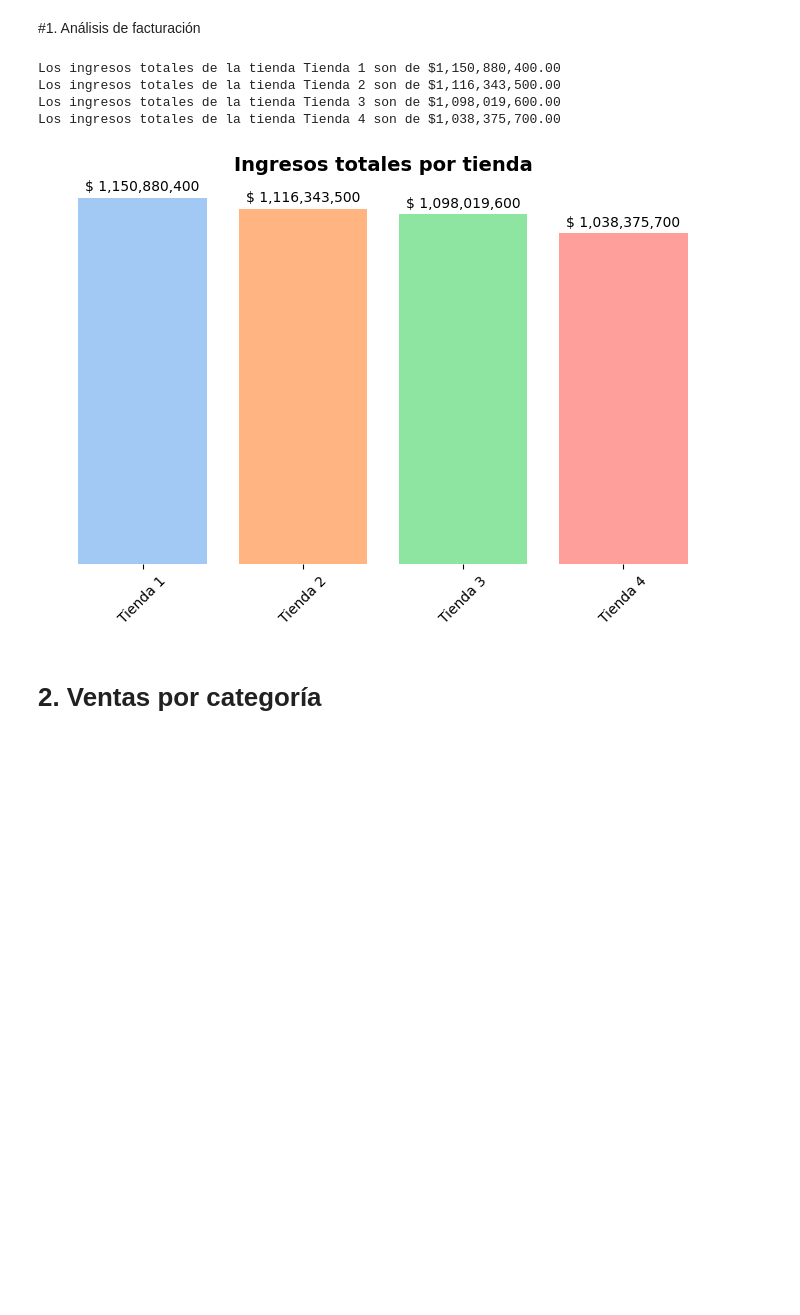
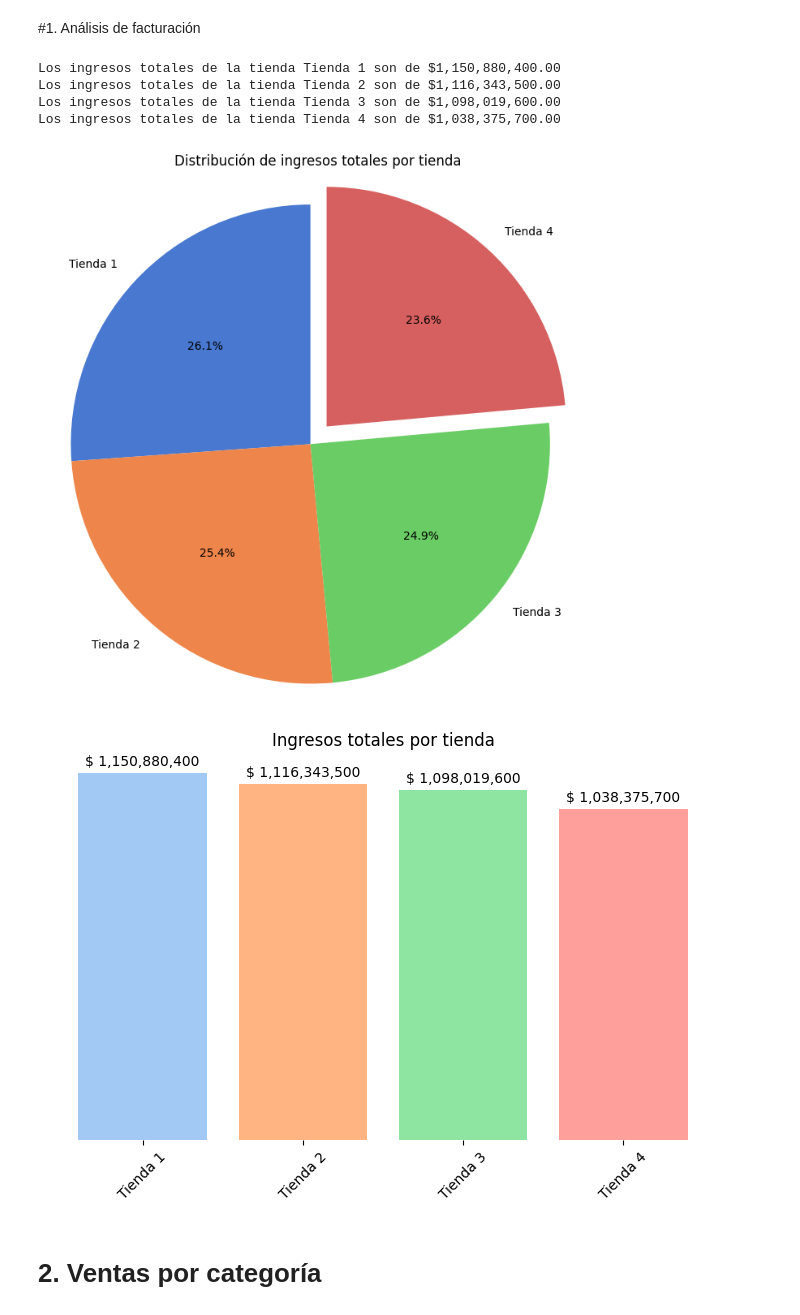
Before and after one commit to Jhon-NPC/Reto_analisis_de_datos_de_tienda, a Jupyter notebook: ChallengeDataScienceStore.ipynb, the cells around one changed output. Drawn from its saved outputs; the diff is of its cells as text; code cells hidden in the pictures; blank space fills up the shorter version.

```diff
--- a/ChallengeDataScienceStore.ipynb
+++ b/ChallengeDataScienceStore.ipynb
@@ -31,43 +31,60 @@ import matplotlib.ticker as mtick
 # Función para calcular ingresos totales por tienda
 def ingreso_total(nombre_tienda, df):
   ingresos = float(df['Precio'].sum())
   print(f'Los ingresos totales de la tienda {nombre_tienda} son de ${ingresos:,.2f}')
   return nombre_tienda, ingresos
 
 # Obtener los ingresos de las 4 tiendas
 tiendas = [ ingreso_total('Tienda 1', tienda1),
             ingreso_total('Tienda 2', tienda2),
             ingreso_total('Tienda 3', tienda3),
             ingreso_total('Tienda 4', tienda4) ]
 
-#Obtener listas de nombres e ingresos
-nombres = [ nombre for nombre,ingreso in tiendas ]
-ingresos = [ ingreso for nombre,ingreso in tiendas ]
+# Extraer nombres e ingresos
+nombres = [nombre for nombre, ingreso in tiendas]
+ingresos = [ingreso for nombre, ingreso in tiendas]
 
-# Crear gráfico de barras
+# Encontrar el menor ingreso para "extraerlo" en el gráfico de pastel
+min_index = ingresos.index(min(ingresos))
+explode = [0.1 if i == min_index else 0 for i in range(len(ingresos))]
+
+#Gráfico de pastel
+plt.figure(figsize=(7, 7))
+plt.pie(
+    ingresos,
+    labels=nombres,
+    autopct='%1.1f%%',
+    startangle=90,
+    colors=sns.color_palette("muted"),
+    explode=explode
+)
+plt.title('Distribución de ingresos totales por tienda')
+plt.axis('equal')
+plt.tight_layout()
+plt.show()
+
+#Gráfico de barras
 palette = sns.color_palette("pastel")
 plt.figure(figsize=(7, 5))
 plt.bar(nombres, ingresos, color=palette)
-
-# Agregar etiquetas y título
-plt.title('Ingresos totales por tienda', fontsize=14, weight='bold')
+plt.title('Ingresos totales por tienda')
 plt.xticks(rotation=45)
 
-# Mostrar los valores en cada barra
+# Mostrar los valores sobre cada barra
 for i, ingreso in enumerate(ingresos):
     plt.text(i, ingreso + max(ingresos)*0.01, f"$ {ingreso:,.0f}", ha='center', va='bottom')
-
 
 sns.despine(left=True, bottom=True)
 plt.yticks([])
 plt.tight_layout()
 plt.show()
 # %% [output]
 Los ingresos totales de la tienda Tienda 1 son de $1,150,880,400.00
 Los ingresos totales de la tienda Tienda 2 son de $1,116,343,500.00
 Los ingresos totales de la tienda Tienda 3 son de $1,098,019,600.00
 Los ingresos totales de la tienda Tienda 4 son de $1,038,375,700.00
-[figure, old version]
+[figure, new version]
+[figure, added]
 # %% [markdown]
 # 2. Ventas por categoría
 # %%
```
Also changed, not shown: 3 other files.
